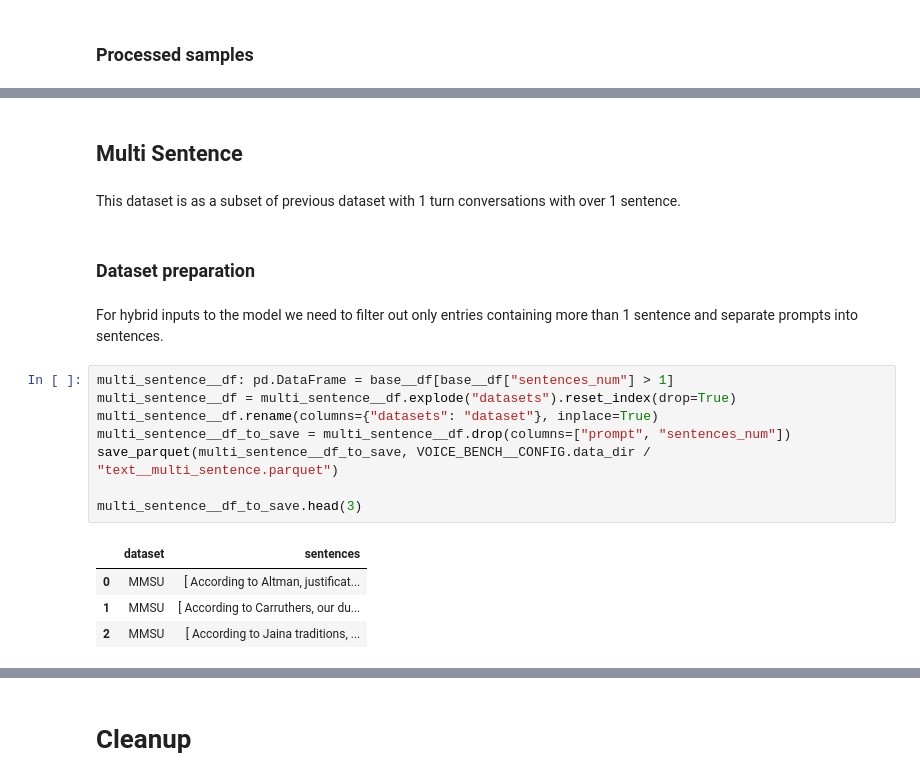
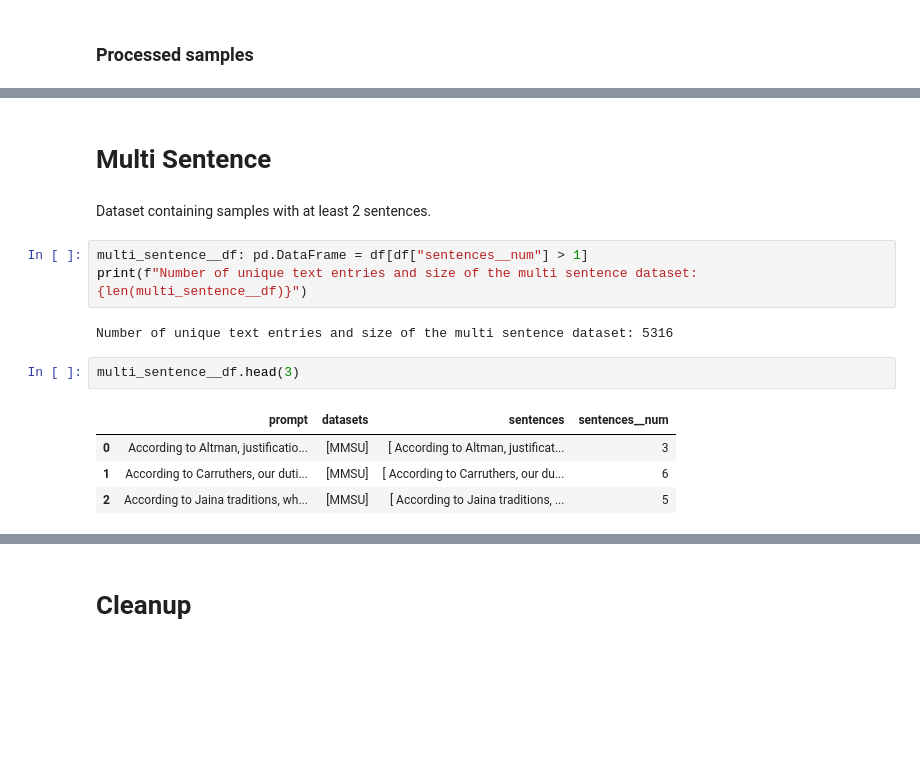
Before and after one commit to Pawlo77/MLLM-Shap, a Jupyter notebook: experiments/data_preparation/voice_bench.ipynb, the cells around one changed output, grey strips where cells are left out. Drawn from its saved outputs; the diff is of its cells as text; blank space fills up the shorter version.

```diff
--- a/experiments/data_preparation/voice_bench.ipynb
+++ b/experiments/data_preparation/voice_bench.ipynb
@@ -381,21 +379,16 @@ del stats__df, dt, df, non_english_prompts, sample__df
 # %% [markdown]
-## Multi Sentence
+# Multi Sentence
 # %% [markdown]
-This dataset is as a subset of previous dataset with 1 turn conversations with over 1 sentence.
+Dataset containing samples with at least 2 sentences.
-# %% [markdown]
-### Dataset preparation
-# %% [markdown]
-For hybrid inputs to the model we need to filter out only entries containing more than 1 sentence and separate prompts into sentences.
 # %%
-multi_sentence__df: pd.DataFrame = base__df[base__df["sentences_num"] > 1]
-multi_sentence__df = multi_sentence__df.explode("datasets").reset_index(drop=True)
-multi_sentence__df.rename(columns={"datasets": "dataset"}, inplace=True)
-multi_sentence__df_to_save = multi_sentence__df.drop(columns=["prompt", "sentences_num"])
-save_parquet(multi_sentence__df_to_save, VOICE_BENCH__CONFIG.data_dir / "text__multi_sentence.parquet")
-
-multi_sentence__df_to_save.head(3)
+multi_sentence__df: pd.DataFrame = df[df["sentences__num"] > 1]
+print(f"Number of unique text entries and size of the multi sentence dataset: {len(multi_sentence__df)}")
 # %% [output]
-|  | dataset | sentences |
-| 0 | MMSU | [ According to Altman, justificat... |
-| 1 | MMSU | [ According to Carruthers, our du... |
-| 2 | MMSU | [ According to Jaina traditions, ... |
+Number of unique text entries and size of the multi sentence dataset: 5316
+# %%
+multi_sentence__df.head(3)
+# %% [output]
+|  | prompt | datasets | sentences | sentences__num |
+| 0 | According to Altman, justificatio... | [MMSU] | [ According to Altman, justificat... | 3 |
+| 1 | According to Carruthers, our duti... | [MMSU] | [ According to Carruthers, our du... | 6 |
+| 2 | According to Jaina traditions, wh... | [MMSU] | [ According to Jaina traditions, ... | 5 |
```
Also changed, not shown: parts of 60 cells of this notebook, 7 other files.
